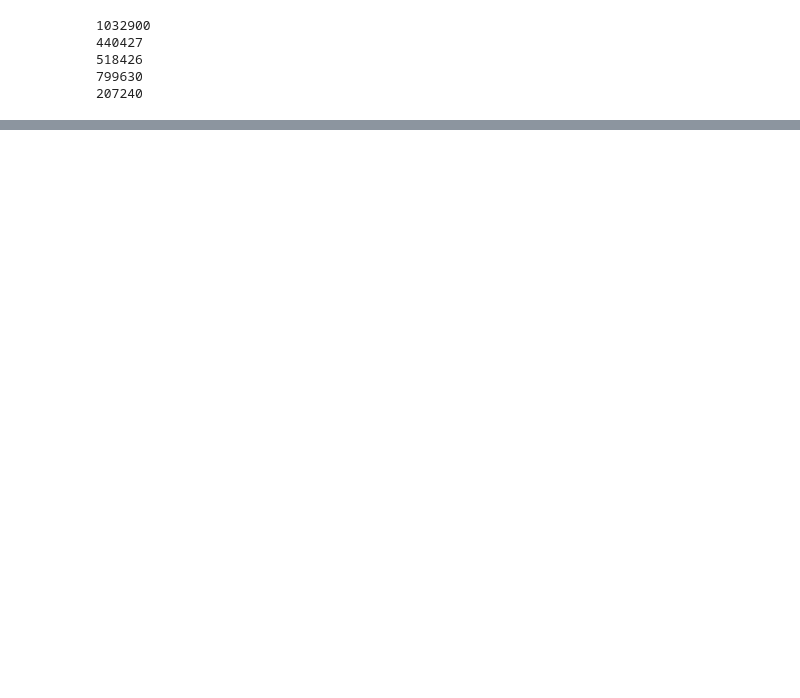
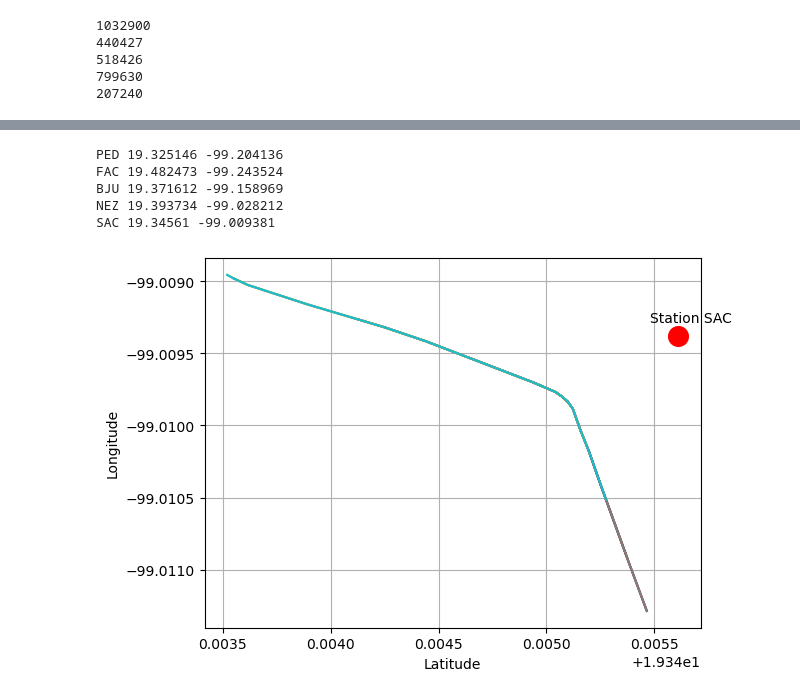
Before and after one commit to vlegaria/air_pollution, a Jupyter notebook: traffic_flow/vector/traffic_flow_processing.ipynb, the cells around one changed output, grey strips where cells are left out. Drawn from its saved outputs; the diff is of its cells as text; code cells hidden in the pictures; blank space fills up the shorter version.

```diff
--- a/traffic_flow/vector/traffic_flow_processing.ipynb
+++ b/traffic_flow/vector/traffic_flow_processing.ipynb
@@ -360,0 +440,63 @@ TypeError: string indices must be integers, not 'str'
+# %%
+dict_nearest_streets = {}
+for station_name in EMCAS:
+    station_latitude = EMCAS_data[EMCAS_data["Key"]==station_name].Latitude.values[0]
+    station_longitude = EMCAS_data[EMCAS_data["Key"]==station_name].Longitude.values[0]
+    print(station_name, station_latitude, station_longitude)
+
+    dir_file = "C:/Users/valer/Documents/CIC/doctorado/air_pollution_data/streets/streets_"
+    dir_file = dir_file + station_name + ".json"
+    with open(dir_file, "r") as j:
+        streets = json.load(j)
+
+    diff_streets = []
+    dict_min = {}
+    for streetID in streets.keys():
+        coordinates = streets[streetID]
+        diff_points = []
+        for coordinate in coordinates:
+            diff_points.append(math.sqrt((station_latitude- coordinate[0])**2 + (station_longitude- coordinate[1])**2))
+        nearest_point = min(diff_points)
+        fearthest_point = max(diff_points)
+        total_distance = fearthest_point +nearest_point
+        dict_min[streetID] = total_distance
+
+    sort_distance_streets = sorted(dict_min.items(), key=lambda x: x[1])
+
+    s = 10
+    nearest_streets = sort_distance_streets[0:s]
+    all_streets = []
+    all_points = []
+    for street in nearest_streets:
+        streetID = street[0]
+        all_streets.append(streetID)
+        all_points.append(streets[streetID])
+
+    dict_nearest_streets[station_name] = all_streets
+#"""
+plt.figure()
+for coords in all_points:
+    x = [punto[0] for punto in coords]
+    y = [punto[1] for punto in coords]
+    plt.plot(x, y)
+plt.scatter([station_latitude], [station_longitude], color='red', marker='o', s=200, label=station_name)
+name = "Station "+ station_name
+plt.annotate(name, (station_latitude, station_longitude), xytext=(-20, 10), textcoords='offset points', color='black')
+plt.grid(True)
+#plt.ylim(-99.246, -99.242)
+#plt.xlim(19.480, 19.488) # Límites para el eje x
+plt.xlabel('Latitude')
+plt.ylabel('Longitude')
+plt.show()
+#"""
+
+dir_dict_nearest_streets = "C:/Users/valer/Documents/CIC/doctorado/air_pollution_data/dict_nearest_streets.json"
+with open(dir_dict_nearest_streets, "w") as j:
+    json.dump(dict_nearest_streets, j)
+# %% [output]
+PED 19.325146 -99.204136
+FAC 19.482473 -99.243524
+BJU 19.371612 -99.158969
+NEZ 19.393734 -99.028212
+SAC 19.34561 -99.009381
+[figure, added]
```
Also changed, not shown: parts of 35 cells of this notebook, 6 other files.
